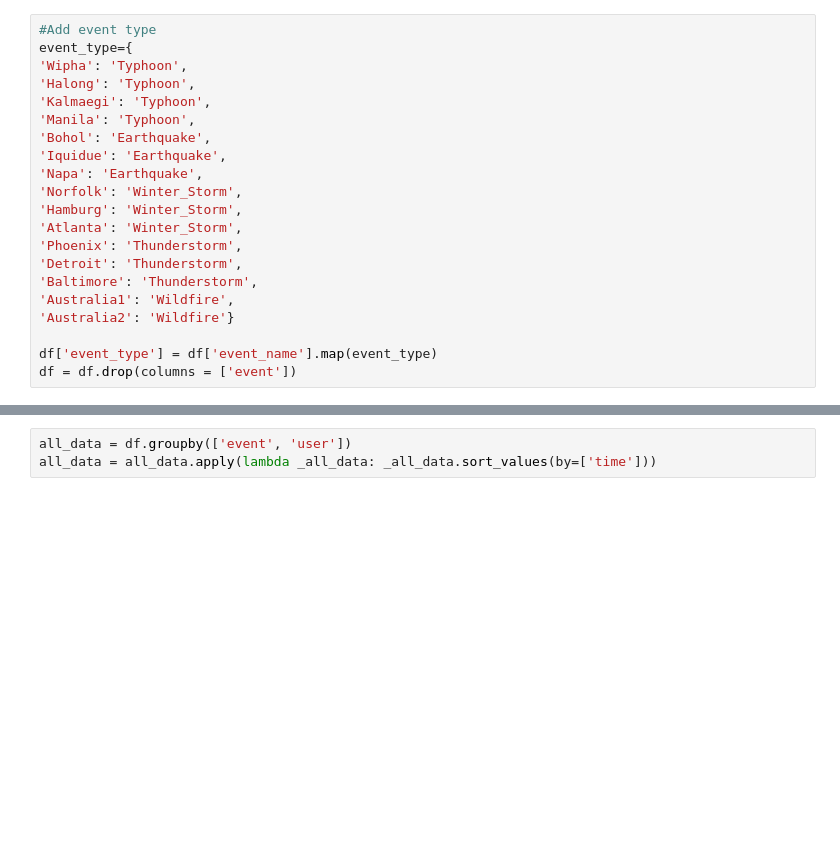
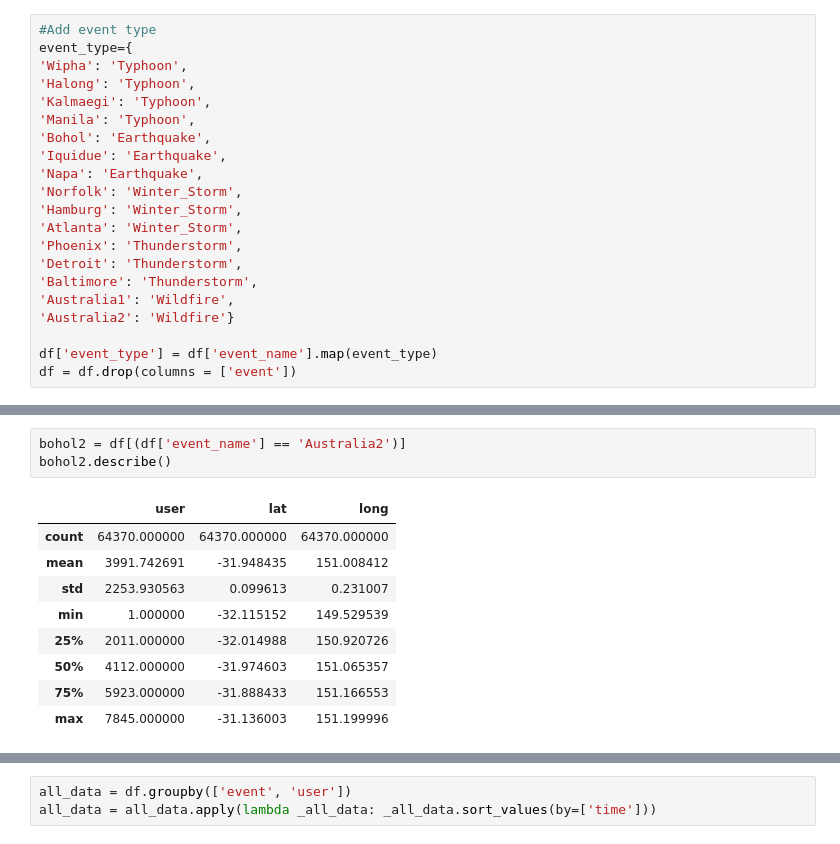
Before and after one commit to Matt-Carney/Natural_Disaster, a Jupyter notebook: Natural_Disaster.ipynb, the cells around one changed output, grey strips where cells are left out. Cells and saved outputs as stored; diff of their text form; blank space fills up the shorter version.

```diff
--- a/Natural_Disaster.ipynb
+++ b/Natural_Disaster.ipynb
@@ -71,0 +136,13 @@ df.head(2)
+# %%
+bohol2 = df[(df['event_name'] == 'Australia2')]
+bohol2.describe()
+# %% [output]
+|  | user | lat | long |
+| count | 64370.000000 | 64370.000000 | 64370.000000 |
+| mean | 3991.742691 | -31.948435 | 151.008412 |
+| std | 2253.930563 | 0.099613 | 0.231007 |
+| min | 1.000000 | -32.115152 | 149.529539 |
+| 25% | 2011.000000 | -32.014988 | 150.920726 |
+| 50% | 4112.000000 | -31.974603 | 151.065357 |
+| 75% | 5923.000000 | -31.888433 | 151.166553 |
+| max | 7845.000000 | -31.136003 | 151.199996 |
```
Also changed, not shown: parts of 11 cells of this notebook.
